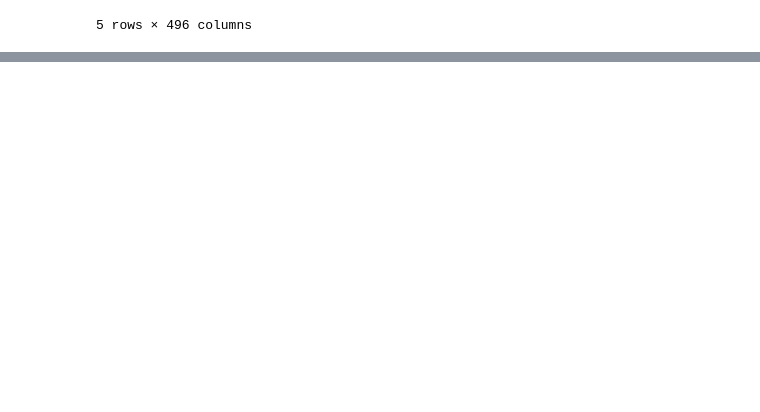
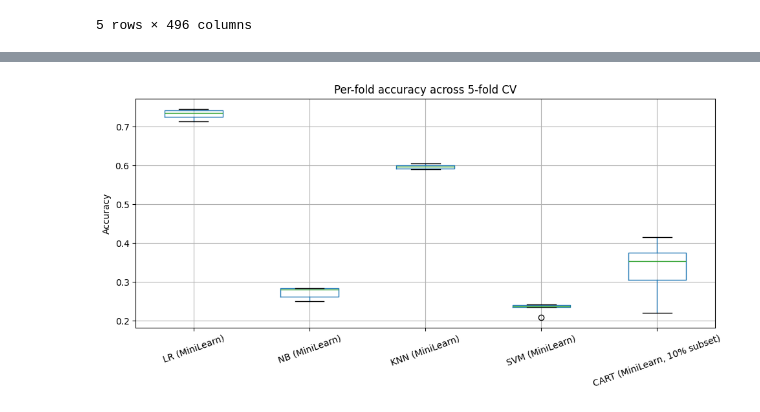
Before and after one commit to BradMartinMiami/SchoolProjectCSE432, a Jupyter notebook: SER_Project/notebooks/Validation.ipynb, the cells around one changed output, grey strips where cells are left out. Drawn from its saved outputs; the diff is of its cells as text; code cells hidden in the pictures; blank space fills up the shorter version.

```diff
--- a/SER_Project/notebooks/Validation.ipynb
+++ b/SER_Project/notebooks/Validation.ipynb
@@ -31,3 +39,11 @@ features.head()
 | 3 | 03-01-01-01-02-02-01.wav | data\Actor_01\03-01-01-01-02-02-0... | 3 | audio-only | 1 | speech | 1 | ... |
 | 4 | 03-01-02-01-01-01-01.wav | data\Actor_01\03-01-02-01-01-01-0... | 3 | audio-only | 1 | speech | 2 | ... |
 5 rows × 496 columns
+# %%
+feature_cols = ezcols()
+
+X = features[feature_cols].values
+y = features["emotion"].values
+
+print("X:", X.shape)
+print("y:", y.shape)
@@ -33,0 +130,17 @@ features.head()
+# %%
+# Build summary table
+rows = []
+for name, r in results.items():
+    rows.append({
+        'Model': name,
+        'Acc (mean)':  f"{r['accuracy_mean']:.4f}",
+        'Acc (std)':   f"{r['accuracy_std']:.4f}",
+        'Precision':   f"{r['precision_mean']:.4f}",
+        'Recall':      f"{r['recall_mean']:.4f}",
+        'F1 (macro)':  f"{r['f1_mean']:.4f}",
+        'F1 (std)':    f"{r['f1_std']:.4f}",
+        'Train time (s)': f"{r['train_time_mean']:.3f}",
+    })
+
+cv_df = pd.DataFrame(rows)
+cv_df
@@ -33,0 +154,12 @@ features.head()
+# %%
+# Per-fold accuracy plot to visualize the spread
+fig, ax = plt.subplots(figsize=(10, 5))
+fold_data = pd.DataFrame({name: r['per_fold_acc'] for name, r in results.items()})
+fold_data.boxplot(ax=ax)
+ax.set_title("Per-fold accuracy across 5-fold CV")
+ax.set_ylabel("Accuracy")
+plt.xticks(rotation=20)
+plt.tight_layout()
+plt.show()
+# %% [output]
+[figure, added]
```
Also changed, not shown: parts of 5 cells of this notebook.
